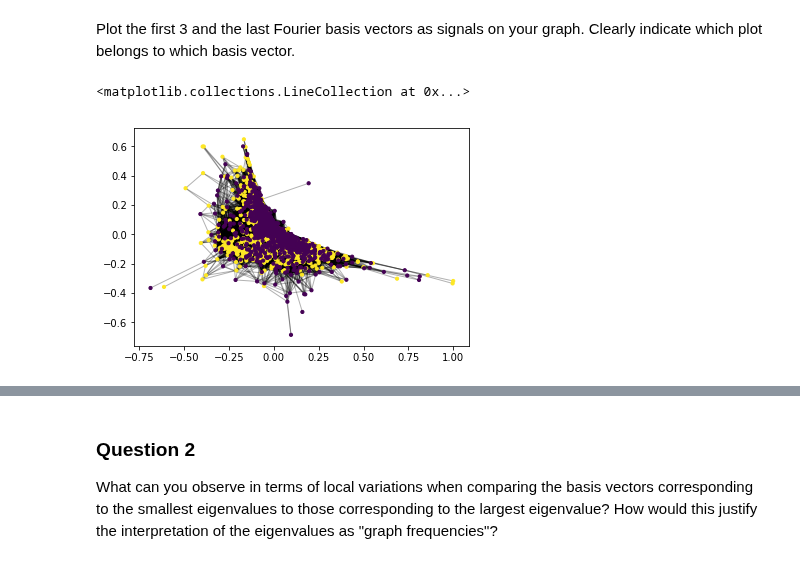
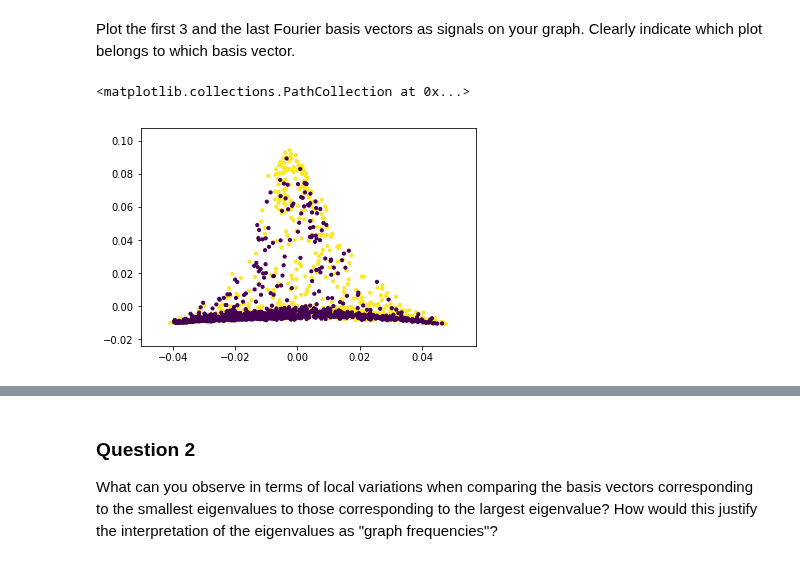
Before and after one commit to TTimTT/NTDS_Project, a Jupyter notebook: milestone_4/joachim_4_graph_signal_processing.ipynb, the cells around one changed output, grey strips where cells are left out. Drawn from its saved outputs; the diff is of its cells as text; code cells hidden in the pictures.

```diff
--- a/milestone_4/joachim_4_graph_signal_processing.ipynb
+++ b/milestone_4/joachim_4_graph_signal_processing.ipynb
@@ -110,16 +143,15 @@ In this section we will observe how your feature/label vector looks like in the
 
 Compute the Fourier basis vectors and the Laplacian eigenvalues. Make sure to order those from smaller to larger, $\lambda_0 \leq \lambda_1 \leq \dots \leq \lambda_{N-1},$ and use the same ordering for the Fourier basis vectors.
 # %%
-e, v = np.linalg.eigh(laplacian) # Ordered Laplacian eigenvalues.
+e, v = np.linalg.eigh(laplacian_norm) # Ordered Laplacian eigenvalues.
 U = v                            # Ordered graph Fourier basis.
 # %% [markdown]
 Plot the first 3 and the last Fourier basis vectors as signals on your graph. Clearly indicate which plot belongs to which basis vector.
 # %%
 graph = nx.from_numpy_matrix(adjacency)
-coords = nx.spring_layout(graph)  # Force-directed layout.
-#coords = v[:, 1:3]  # Laplacian eigenmaps.
+# coords = nx.spring_layout(graph)  # Force-directed layout.
+coords = v[:, [1,2]]  # Laplacian eigenmaps.
 nx.draw_networkx_nodes(graph, coords, node_size=10, node_color=labels)
-nx.draw_networkx_edges(graph, coords, alpha=0.3)
 # %% [output]
-<matplotlib.collections.LineCollection at 0x...>
+<matplotlib.collections.PathCollection at 0x...>
-[figure, old version]
+[figure, new version]
```
Also changed, not shown: parts of 13 cells of this notebook.
